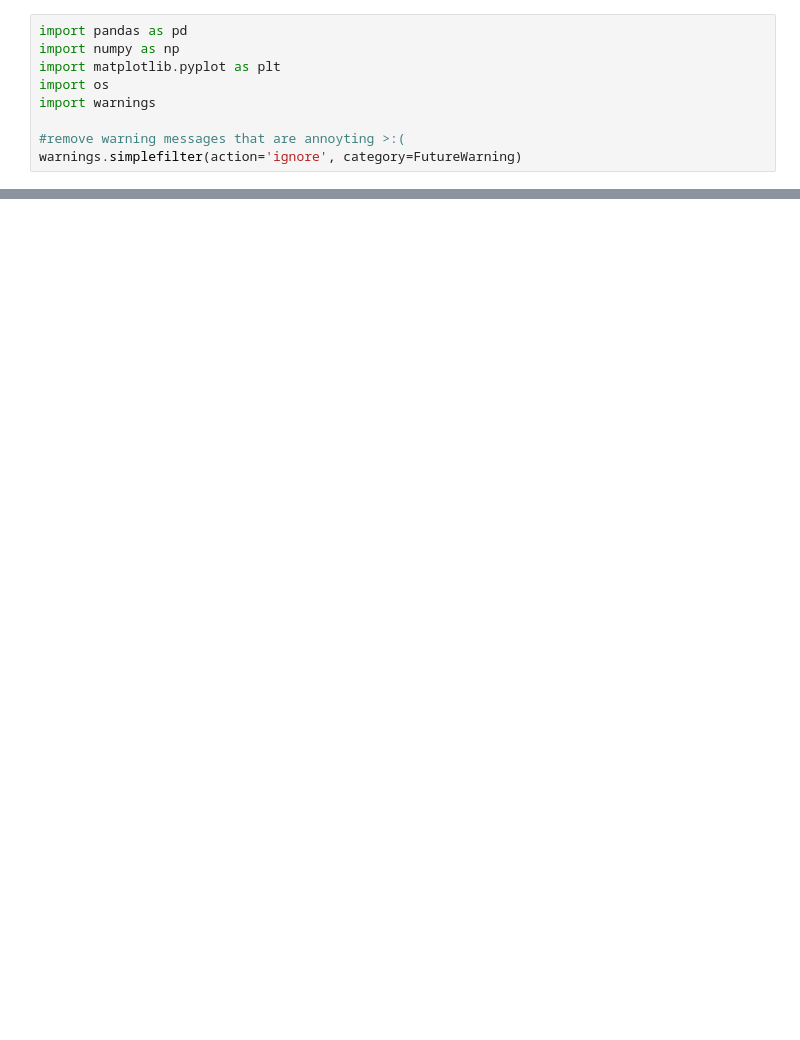
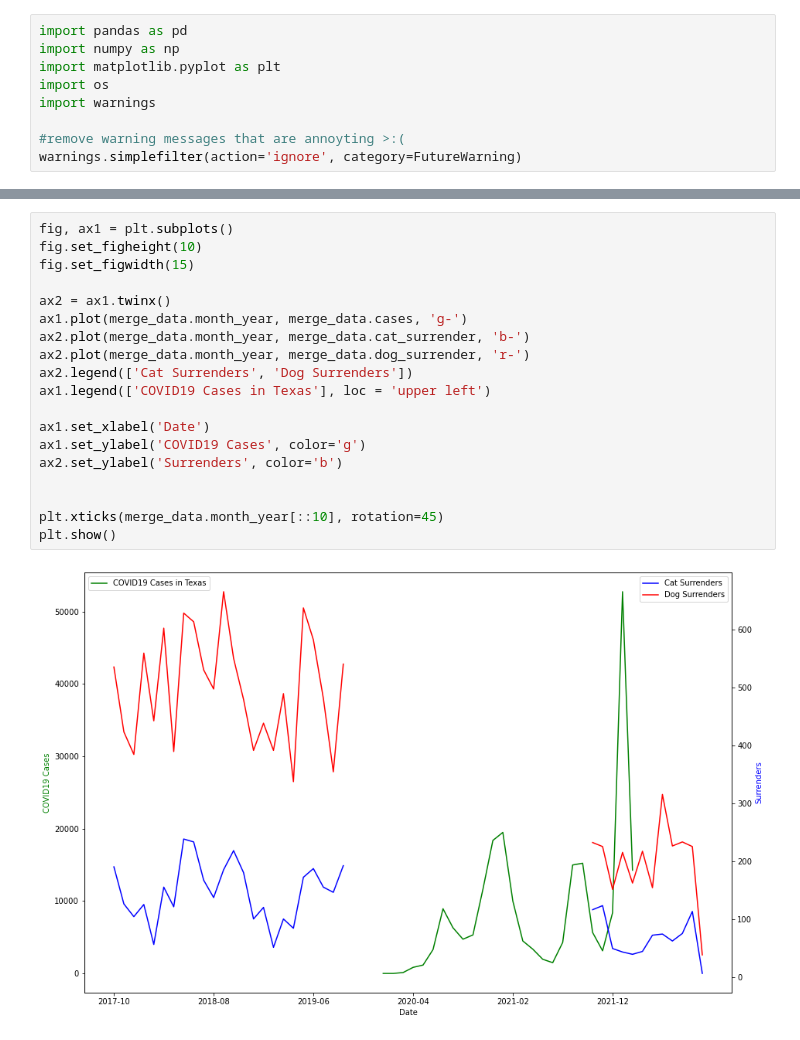
Before and after one commit to djdolejsi/Adoption-Surrender-Rates-vs-COVID-Cases, a Jupyter notebook: covid_cases.ipynb, the cells around one changed output, grey strips where cells are left out. Saved outputs shown, nothing was run; the diff lists cells and outputs as text; blank space fills up the shorter version.

```diff
--- a/covid_cases.ipynb
+++ b/covid_cases.ipynb
@@ -29,0 +115,21 @@ df.to_csv('clean_datasets/Dallas_cases.csv')
+# %%
+fig, ax1 = plt.subplots()
+fig.set_figheight(10)
+fig.set_figwidth(15)
+
+ax2 = ax1.twinx()
+ax1.plot(merge_data.month_year, merge_data.cases, 'g-')
+ax2.plot(merge_data.month_year, merge_data.cat_surrender, 'b-')
+ax2.plot(merge_data.month_year, merge_data.dog_surrender, 'r-')
+ax2.legend(['Cat Surrenders', 'Dog Surrenders'])
+ax1.legend(['COVID19 Cases in Texas'], loc = 'upper left')
+
+ax1.set_xlabel('Date')
+ax1.set_ylabel('COVID19 Cases', color='g')
+ax2.set_ylabel('Surrenders', color='b')
+
+
+plt.xticks(merge_data.month_year[::10], rotation=45)
+plt.show()
+# %% [output]
+[figure, added]
```
Also changed, not shown: parts of 8 cells of this notebook, 20 other files.
